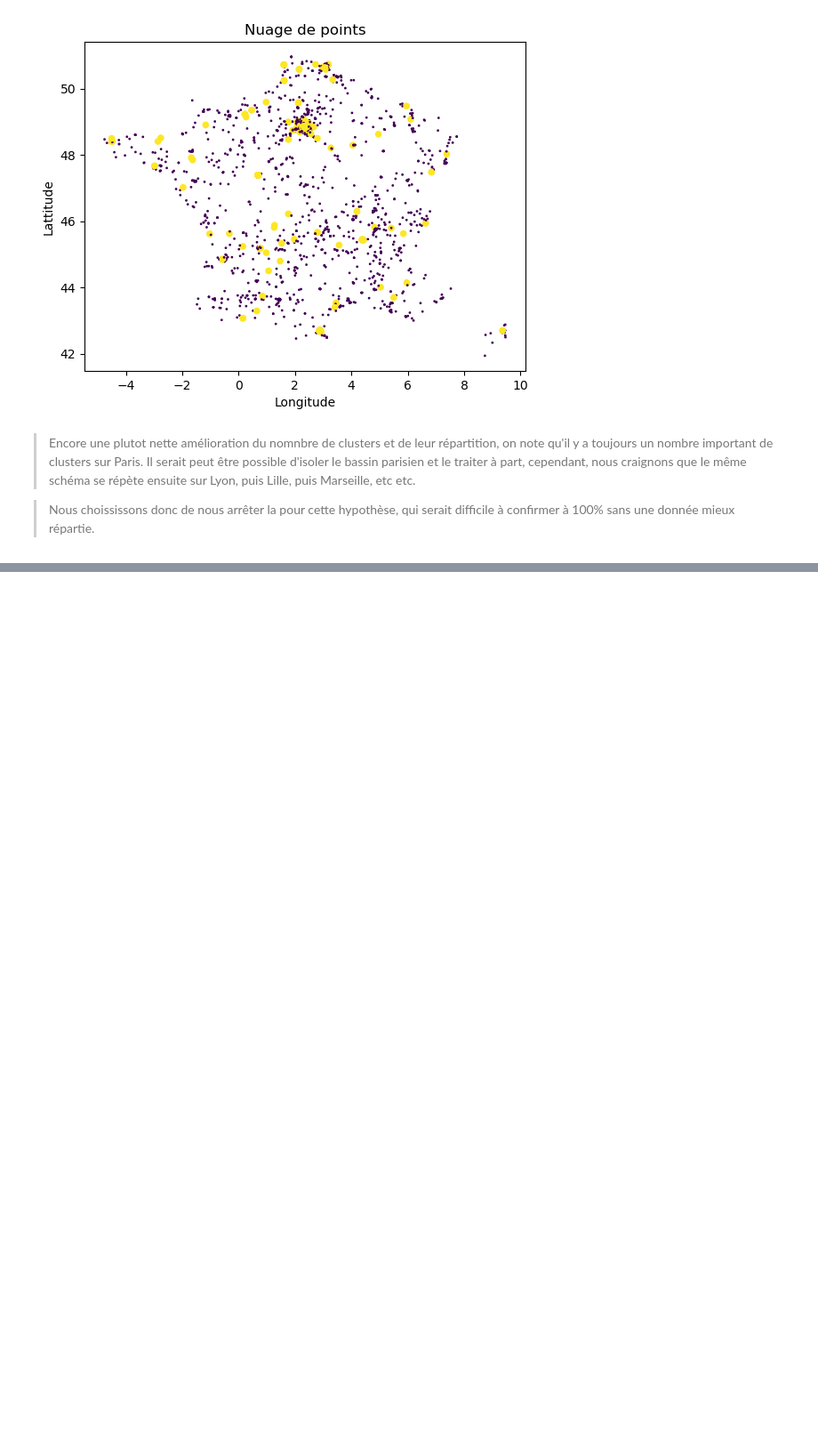
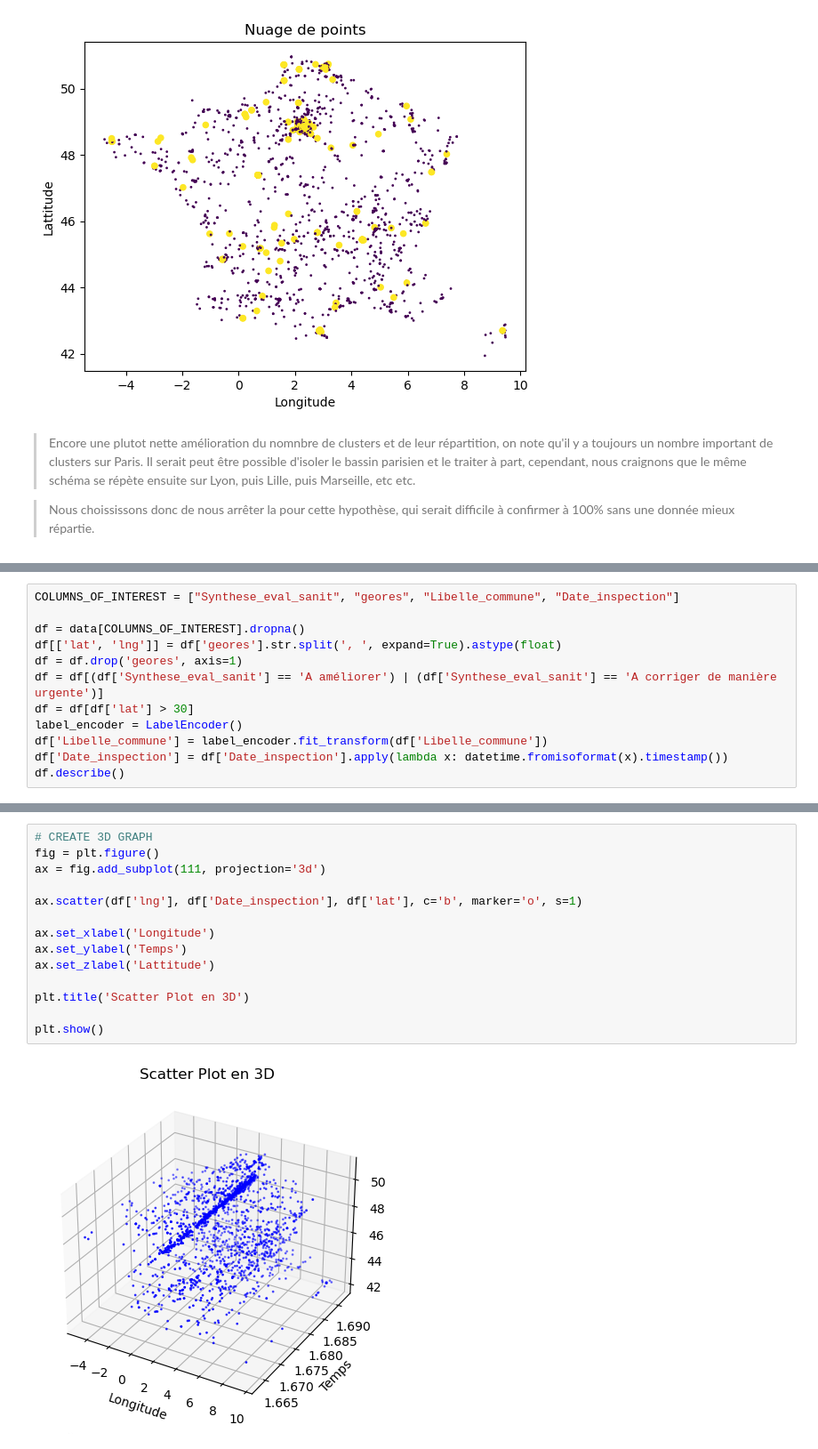
Before and after one commit to NSamper/atelier_datascience_I1, a Jupyter notebook: TD NOTE ALIMCONFIANCE/TB Notebook.ipynb, the cells around one changed output, grey strips where cells are left out. Shown at 89% size. Cells and saved outputs as stored; diff of their text form; blank space fills up the shorter version.

```diff
--- a/TD NOTE ALIMCONFIANCE/TB Notebook.ipynb
+++ b/TD NOTE ALIMCONFIANCE/TB Notebook.ipynb
@@ -390,0 +397,12 @@ plt.show()
+# %%
+COLUMNS_OF_INTEREST = ["Synthese_eval_sanit", "geores", "Libelle_commune", "Date_inspection"]
+
+df = data[COLUMNS_OF_INTEREST].dropna()
+df[['lat', 'lng']] = df['geores'].str.split(', ', expand=True).astype(float)
+df = df.drop('geores', axis=1)
+df = df[(df['Synthese_eval_sanit'] == 'A améliorer') | (df['Synthese_eval_sanit'] == 'A corriger de manière urgente')]
+df = df[df['lat'] > 30]
+label_encoder = LabelEncoder()
+df['Libelle_commune'] = label_encoder.fit_transform(df['Libelle_commune'])
+df['Date_inspection'] = df['Date_inspection'].apply(lambda x: datetime.fromisoformat(x).timestamp())
+df.describe()
@@ -390,0 +419,16 @@ plt.show()
+# %%
+# CREATE 3D GRAPH
+fig = plt.figure()
+ax = fig.add_subplot(111, projection='3d')
+
+ax.scatter(df['lng'], df['Date_inspection'], df['lat'], c='b', marker='o', s=1)
+
+ax.set_xlabel('Longitude')
+ax.set_ylabel('Temps')
+ax.set_zlabel('Lattitude')
+
+plt.title('Scatter Plot en 3D')
+
+plt.show()
+# %% [output]
+[figure, added]
```
Also changed, not shown: parts of 9 cells of this notebook, 1 other file.
